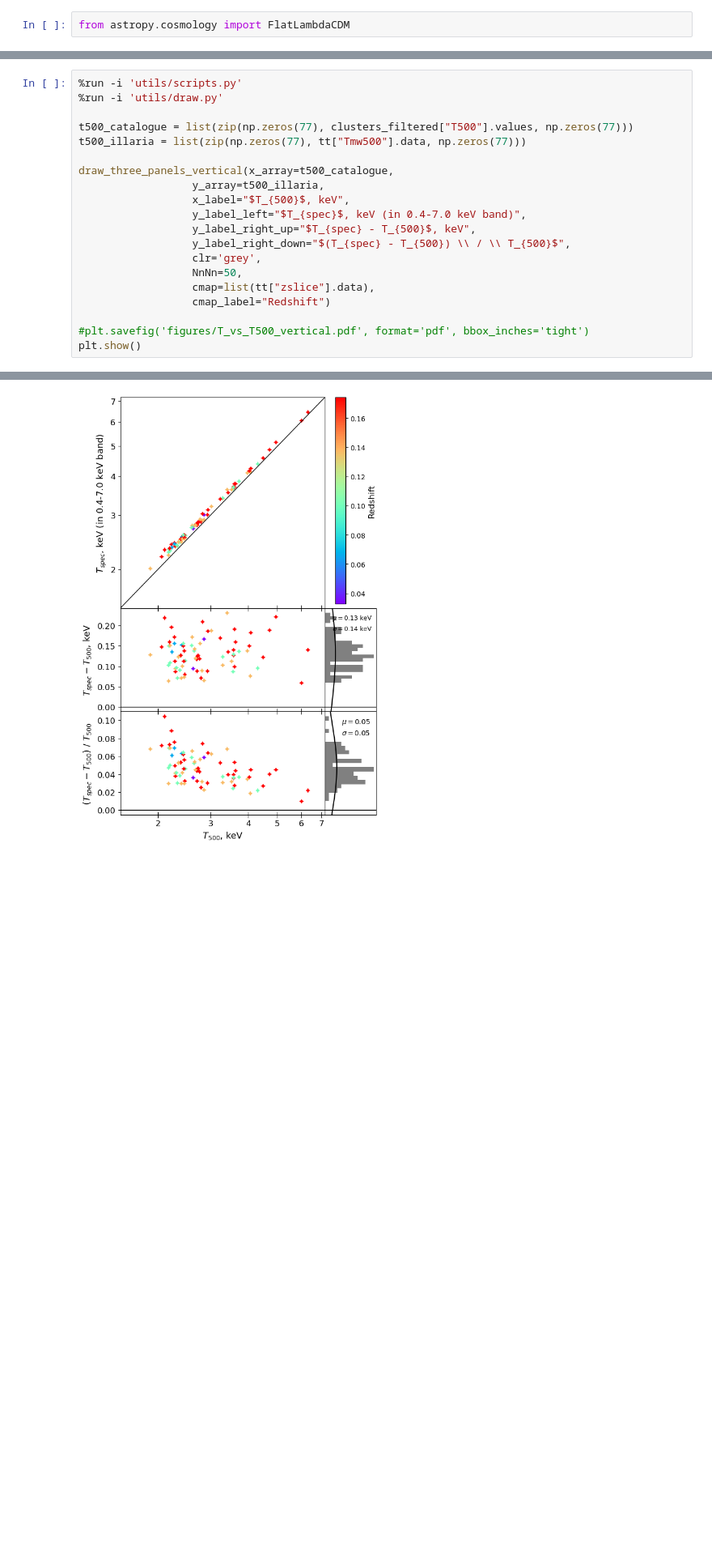
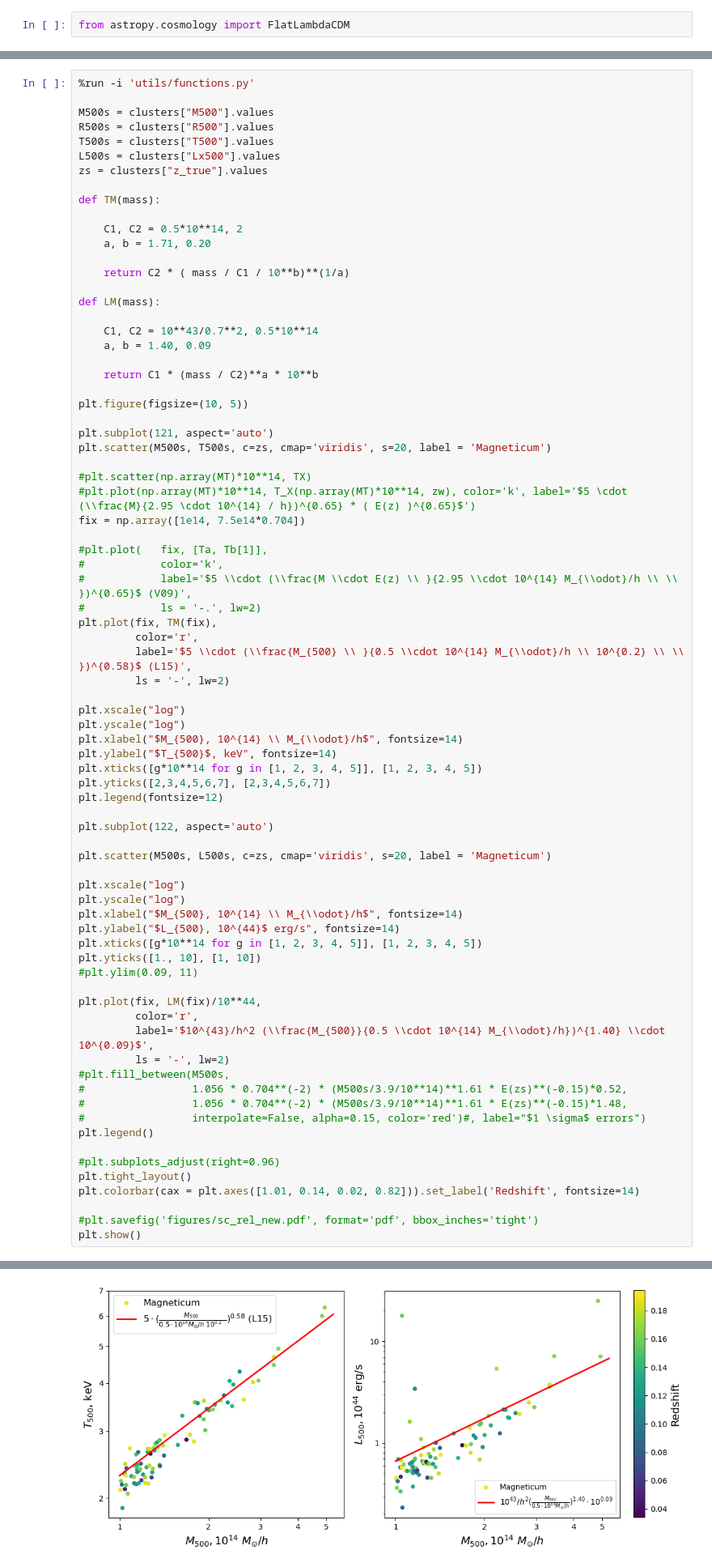
Before and after one commit to pi4imu/magneticum, a Jupyter notebook: scaling_relations.ipynb, the cells around one changed output, grey strips where cells are left out. Shown at 81% size. Cells and saved outputs as stored; diff of their text form; blank space fills up the shorter version.

```diff
--- a/scaling_relations.ipynb
+++ b/scaling_relations.ipynb
@@ -1123,23 +1121,80 @@ plt.show()
 # %%
-%run -i 'utils/scripts.py'
-%run -i 'utils/draw.py'
+%run -i 'utils/functions.py'
 
-t500_catalogue = list(zip(np.zeros(77), clusters_filtered["T500"].values, np.zeros(77)))
-t500_illaria = list(zip(np.zeros(77), tt["Tmw500"].data, np.zeros(77)))
+M500s = clusters["M500"].values
+R500s = clusters["R500"].values
+T500s = clusters["T500"].values
+L500s = clusters["Lx500"].values
+zs = clusters["z_true"].values
 
-draw_three_panels_vertical(x_array=t500_catalogue,
-                  y_array=t500_illaria,
-                  x_label="$T_{500}$, keV",
-                  y_label_left="$T_{spec}$, keV (in 0.4-7.0 keV band)",
-                  y_label_right_up="$T_{spec} - T_{500}$, keV",
-                  y_label_right_down="$(T_{spec} - T_{500}) \\ / \\ T_{500}$",
-                  clr='grey',
-                  NnNn=50,
-                  cmap=list(tt["zslice"].data),
-                  cmap_label="Redshift")
+def TM(mass):
 
-#plt.savefig('figures/T_vs_T500_vertical.pdf', format='pdf', bbox_inches='tight')
+    C1, C2 = 0.5*10**14, 2
+    a, b = 1.71, 0.20
+
+    return C2 * ( mass / C1 / 10**b)**(1/a)
+
+def LM(mass):
+
+    C1, C2 = 10**43/0.7**2, 0.5*10**14
+    a, b = 1.40, 0.09
+
+    return C1 * (mass / C2)**a * 10**b
+
+plt.figure(figsize=(10, 5))
+
+plt.subplot(121, aspect='auto')
+plt.scatter(M500s, T500s, c=zs, cmap='viridis', s=20, label = 'Magneticum')
+
+#plt.scatter(np.array(MT)*10**14, TX)
+#plt.plot(np.array(MT)*10**14, T_X(np.array(MT)*10**14, zw), color='k', label='$5 \cdot (\\frac{M}{2.95 \cdot 10^{14} / h})^{0.65} * ( E(z) )^{0.65}$')
+fix = np.array([1e14, 7.5e14*0.704])
+
+#plt.plot(   fix, [Ta, Tb[1]],
+#            color='k',
+#            label='$5 \\cdot (\\frac{M \\cdot E(z) \\ }{2.95 \\cdot 10^{14} M_{\\odot}/h \\ \\ })^{0.65}$ (V09)',
+#            ls = '-.', lw=2)
+plt.plot(fix, TM(fix),
+         color='r',
+         label='$5 \\cdot (\\frac{M_{500} \\ }{0.5 \\cdot 10^{14} M_{\\odot}/h \\ 10^{0.2} \\ \\ })^{0.58}$ (L15)',
+         ls = '-', lw=2)
+
+plt.xscale("log")
+plt.yscale("log")
+plt.xlabel("$M_{500}, 10^{14} \\ M_{\\odot}/h$", fontsize=14)
+plt.ylabel("$T_{500}$, keV", fontsize=14)
+plt.xticks([g*10**14 for g in [1, 2, 3, 4, 5]], [1, 2, 3, 4, 5])
+plt.yticks([2,3,4,5,6,7], [2,3,4,5,6,7])
+plt.legend(fontsize=12)
+
+plt.subplot(122, aspect='auto')
+
+plt.scatter(M500s, L500s, c=zs, cmap='viridis', s=20, label = 'Magneticum')
+
+plt.xscale("log")
+plt.yscale("log")
+plt.xlabel("$M_{500}, 10^{14} \\ M_{\\odot}/h$", fontsize=14)
+plt.ylabel("$L_{500}, 10^{44}$ erg/s", fontsize=14)
+plt.xticks([g*10**14 for g in [1, 2, 3, 4, 5]], [1, 2, 3, 4, 5])
+plt.yticks([1., 10], [1, 10])
+#plt.ylim(0.09, 11)
+
+plt.plot(fix, LM(fix)/10**44,
+         color='r',
+         label='$10^{43}/h^2 (\\frac{M_{500}}{0.5 \\cdot 10^{14} M_{\\odot}/h})^{1.40} \\cdot 10^{0.09}$',
+         ls = '-', lw=2)
+#plt.fill_between(M500s,
+#                 1.056 * 0.704**(-2) * (M500s/3.9/10**14)**1.61 * E(zs)**(-0.15)*0.52,
+#                 1.056 * 0.704**(-2) * (M500s/3.9/10**14)**1.61 * E(zs)**(-0.15)*1.48,
+#                 interpolate=False, alpha=0.15, color='red')#, label="$1 \sigma$ errors")
+plt.legend()
+
+#plt.subplots_adjust(right=0.96)
+plt.tight_layout()
+plt.colorbar(cax = plt.axes([1.01, 0.14, 0.02, 0.82])).set_label('Redshift', fontsize=14)
+
+#plt.savefig('figures/sc_rel_new.pdf', format='pdf', bbox_inches='tight')
 plt.show()
 # %% [output]
 <Figure size 640x480 with 0 Axes>
-[figure, old version]
+[figure, new version]
```
Also changed, not shown: parts of 4 cells of this notebook, 16 other files.
